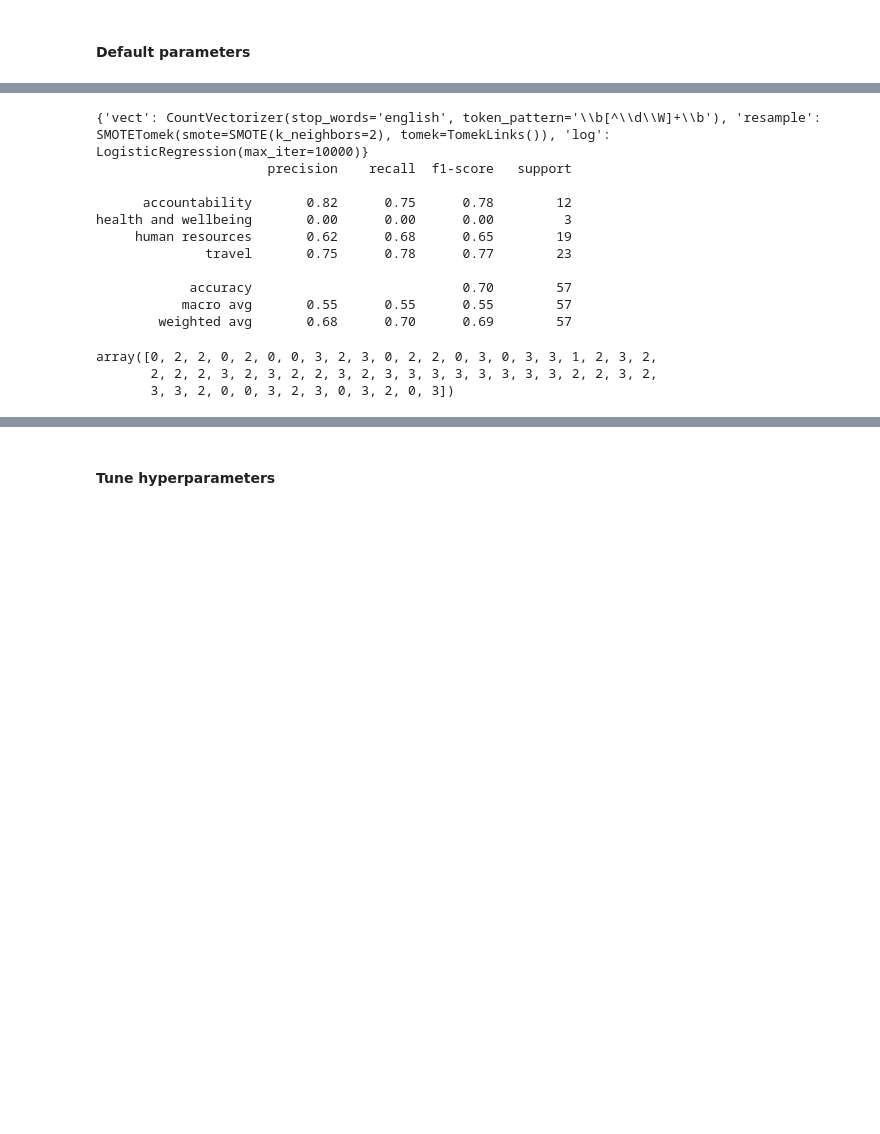
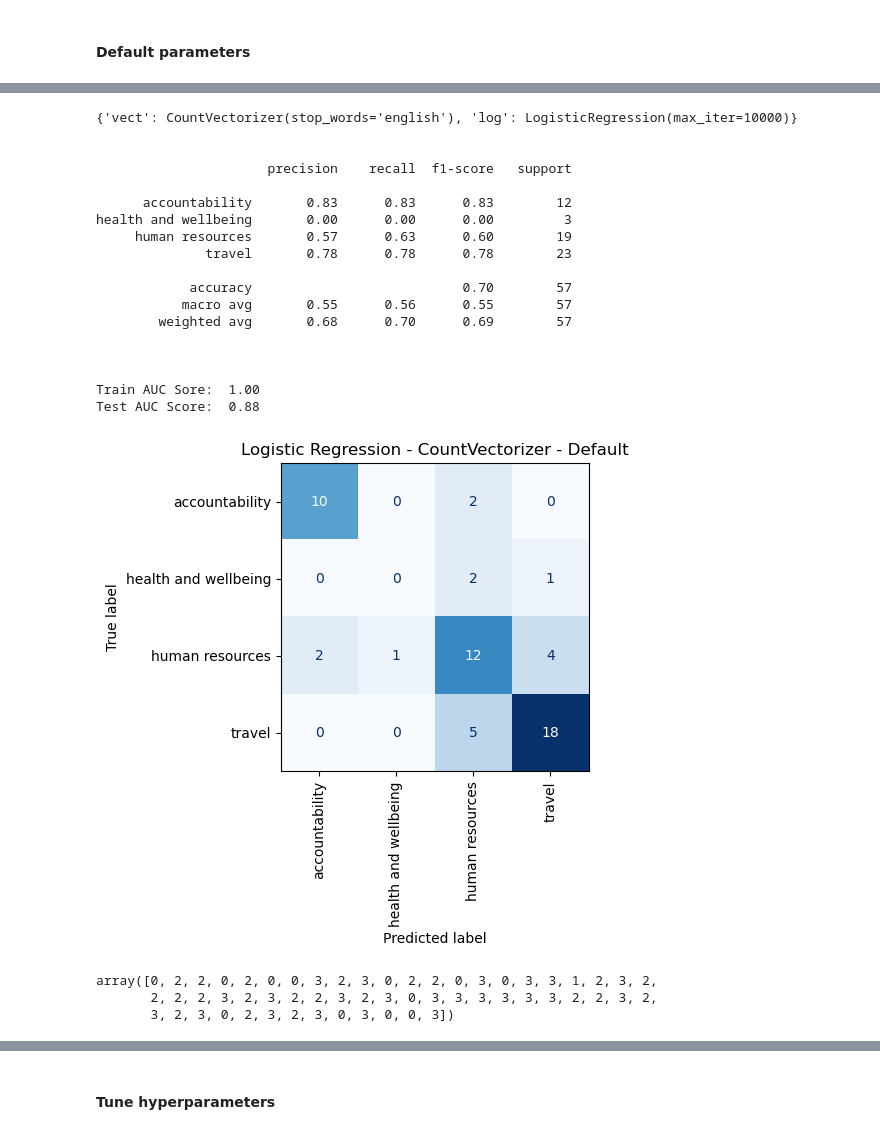
Before and after one commit to cdungca/document-classifier-final, a Jupyter notebook: main.ipynb, the cells around one changed output, grey strips where cells are left out. Drawn from its saved outputs; the diff is of its cells as text; code cells hidden in the pictures; blank space fills up the shorter version.

```diff
--- a/main.ipynb
+++ b/main.ipynb
@@ -365,18 +384,26 @@ array([1, 3, 1, 2, 1, 0, 2, 2, 0, 1, 2, 1, 0, 3, 1, 1, 3, 0, 3, 0, 3, 1,
 # %%
 # Logistic Regression
-train_eval_model(cvect_log_pipeline, X_train, y_train, X_test, y_test, target_names, labels)
+train_eval_model(cvect_log_pipeline, X_train, y_train_encoded, X_test, y_test_encoded, target_names, labels, 'Logistic Regression - CountVectorizer - Default')
 # %% [output]
-{'vect': CountVectorizer(stop_words='english', token_pattern='\\b[^\\d\\W]+\\b'), 'resample': SMOTETomek(smote=SMOTE(k_neighbors=2), tomek=TomekLinks()), 'log': LogisticRegression(max_iter=10000)}
+{'vect': CountVectorizer(stop_words='english'), 'log': LogisticRegression(max_iter=10000)}
+
+
                       precision    recall  f1-score   support
 
-      accountability       0.82      0.75      0.78        12
+      accountability       0.83      0.83      0.83        12
 health and wellbeing       0.00      0.00      0.00         3
-     human resources       0.62      0.68      0.65        19
-              travel       0.75      0.78      0.77        23
+     human resources       0.57      0.63      0.60        19
+              travel       0.78      0.78      0.78        23
 
             accuracy                           0.70        57
-           macro avg       0.55      0.55      0.55        57
+           macro avg       0.55      0.56      0.55        57
         weighted avg       0.68      0.70      0.69        57
+
+
+
+Train AUC Sore:  1.00
+Test AUC Score:  0.88
+[figure, added]
 array([0, 2, 2, 0, 2, 0, 0, 3, 2, 3, 0, 2, 2, 0, 3, 0, 3, 3, 1, 2, 3, 2,
-       2, 2, 2, 3, 2, 3, 2, 2, 3, 2, 3, 3, 3, 3, 3, 3, 3, 3, 2, 2, 3, 2,
-       3, 3, 2, 0, 0, 3, 2, 3, 0, 3, 2, 0, 3])
+       2, 2, 2, 3, 2, 3, 2, 2, 3, 2, 3, 0, 3, 3, 3, 3, 3, 3, 2, 2, 3, 2,
+       3, 2, 3, 0, 2, 3, 2, 3, 0, 3, 0, 0, 3])
```
Also changed, not shown: parts of 56 cells of this notebook, 9 other files.
